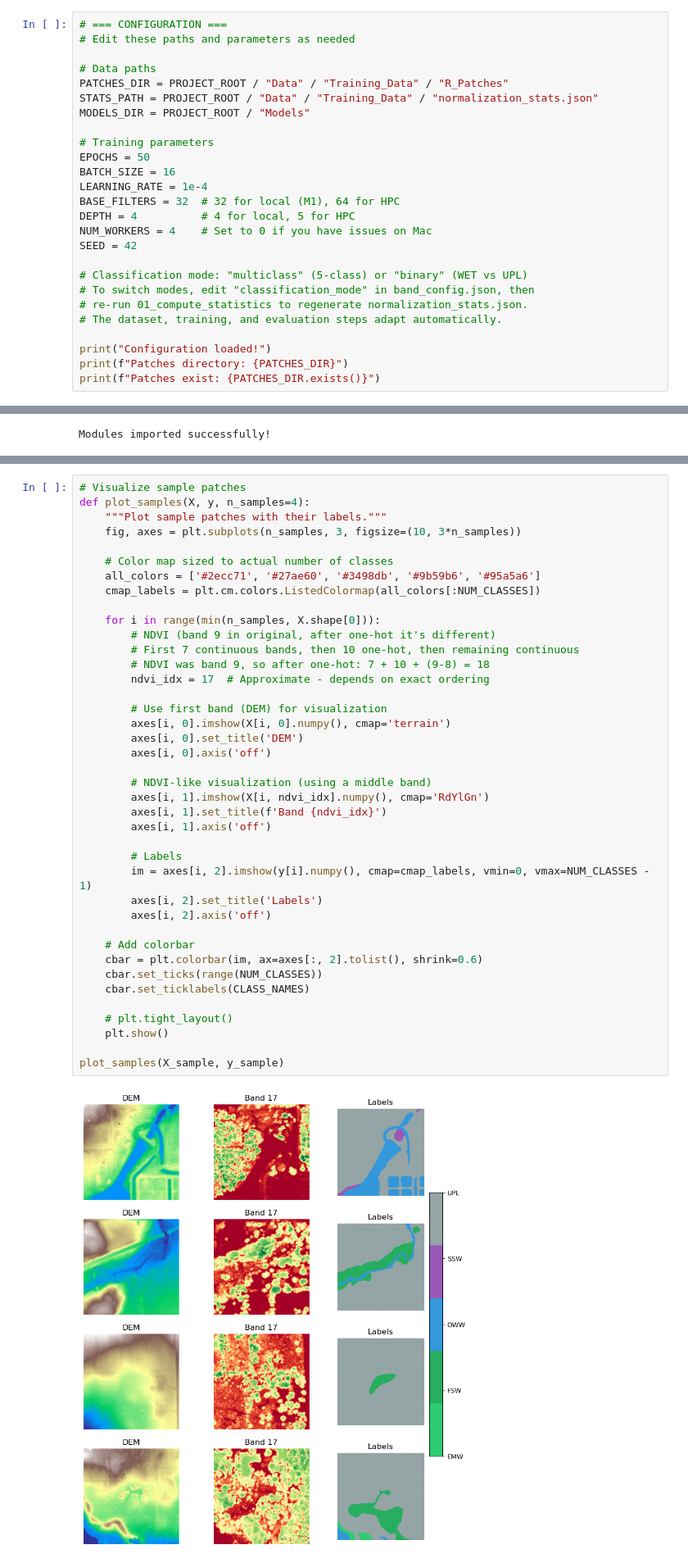
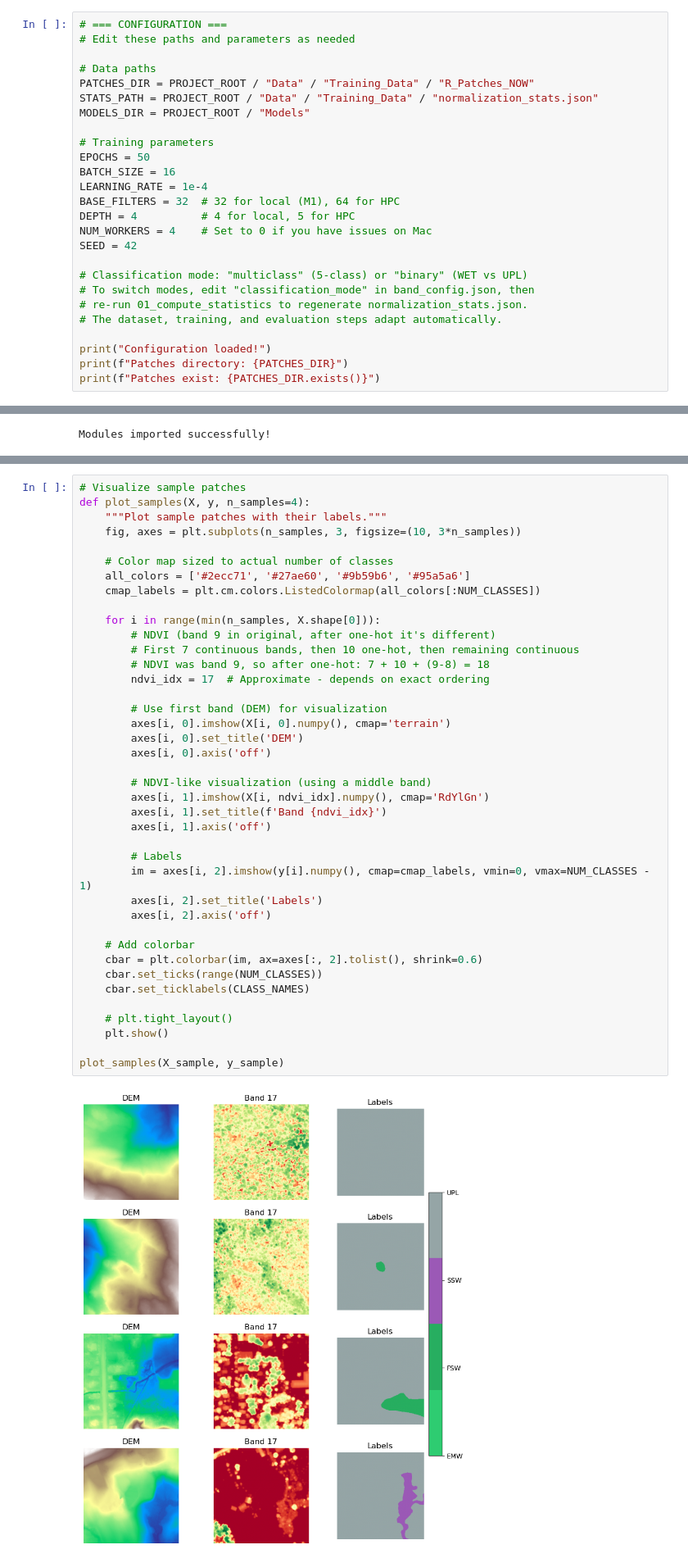
Before and after one commit to ajs0428/NYS_Wetlands_DL, a Jupyter notebook: Python_Code_Analysis/DL_Pipeline_v2/wetland_pipeline.ipynb, the cells around one changed output, grey strips where cells are left out. Shown at 82% size. Cells and saved outputs as stored; diff of their text form.

```diff
--- a/Python_Code_Analysis/DL_Pipeline_v2/wetland_pipeline.ipynb
+++ b/Python_Code_Analysis/DL_Pipeline_v2/wetland_pipeline.ipynb
@@ -55,7 +55,7 @@ Project root: /Users/Anthony/Data and Analysis Local/NYS_Wetlands_DL
 # Edit these paths and parameters as needed
 
 # Data paths
-PATCHES_DIR = PROJECT_ROOT / "Data" / "Training_Data" / "R_Patches"
+PATCHES_DIR = PROJECT_ROOT / "Data" / "Training_Data" / "R_Patches_NOW"
 STATS_PATH = PROJECT_ROOT / "Data" / "Training_Data" / "normalization_stats.json"
 MODELS_DIR = PROJECT_ROOT / "Models"
 
@@ -244,41 +242,41 @@ def plot_samples(X, y, n_samples=4):
     fig, axes = plt.subplots(n_samples, 3, figsize=(10, 3*n_samples))
 
     # Color map sized to actual number of classes
-    all_colors = ['#2ecc71', '#27ae60', '#3498db', '#9b59b6', '#95a5a6']
+    all_colors = ['#2ecc71', '#27ae60', '#9b59b6', '#95a5a6']
     cmap_labels = plt.cm.colors.ListedColormap(all_colors[:NUM_CLASSES])
 
     for i in range(min(n_samples, X.shape[0])):
         # NDVI (band 9 in original, after one-hot it's different)
         # First 7 continuous bands, then 10 one-hot, then remaining continuous
         # NDVI was band 9, so after one-hot: 7 + 10 + (9-8) = 18
         ndvi_idx = 17  # Approximate - depends on exact ordering
 
         # Use first band (DEM) for visualization
         axes[i, 0].imshow(X[i, 0].numpy(), cmap='terrain')
         axes[i, 0].set_title('DEM')
         axes[i, 0].axis('off')
 
         # NDVI-like visualization (using a middle band)
         axes[i, 1].imshow(X[i, ndvi_idx].numpy(), cmap='RdYlGn')
         axes[i, 1].set_title(f'Band {ndvi_idx}')
         axes[i, 1].axis('off')
 
         # Labels
         im = axes[i, 2].imshow(y[i].numpy(), cmap=cmap_labels, vmin=0, vmax=NUM_CLASSES - 1)
         axes[i, 2].set_title('Labels')
         axes[i, 2].axis('off')
 
     # Add colorbar
     cbar = plt.colorbar(im, ax=axes[:, 2].tolist(), shrink=0.6)
     cbar.set_ticks(range(NUM_CLASSES))
     cbar.set_ticklabels(CLASS_NAMES)
 
     # plt.tight_layout()
     plt.show()
 
 plot_samples(X_sample, y_sample)
 # %% [output]
-[figure, old version]
+[figure, new version]
 # %% [markdown]
 ## 4. Train Model
 
```
Also changed, not shown: parts of 13 cells of this notebook, 3 other files.
